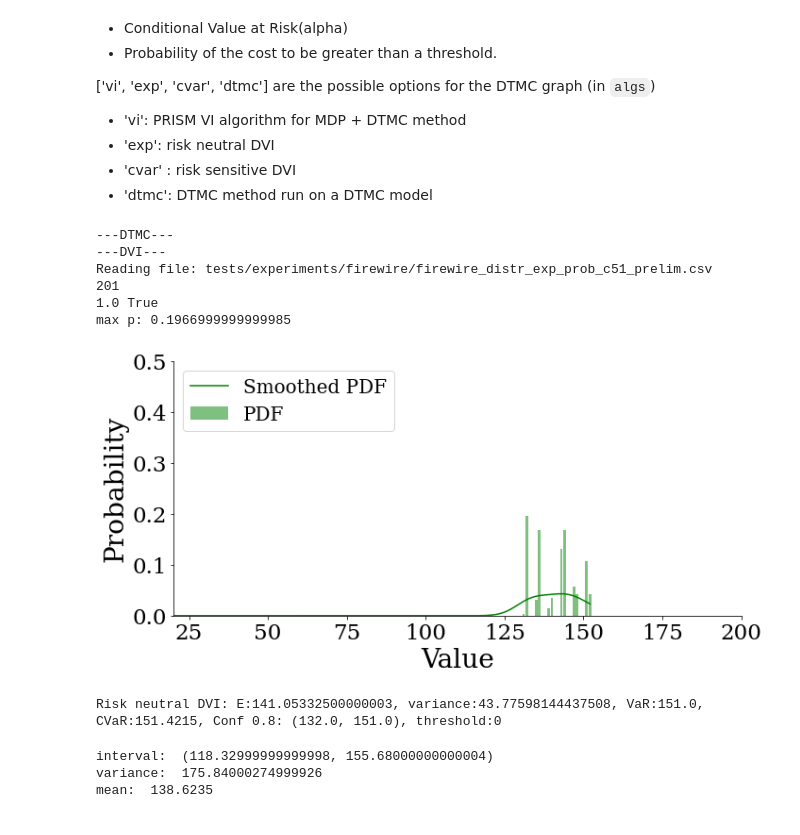
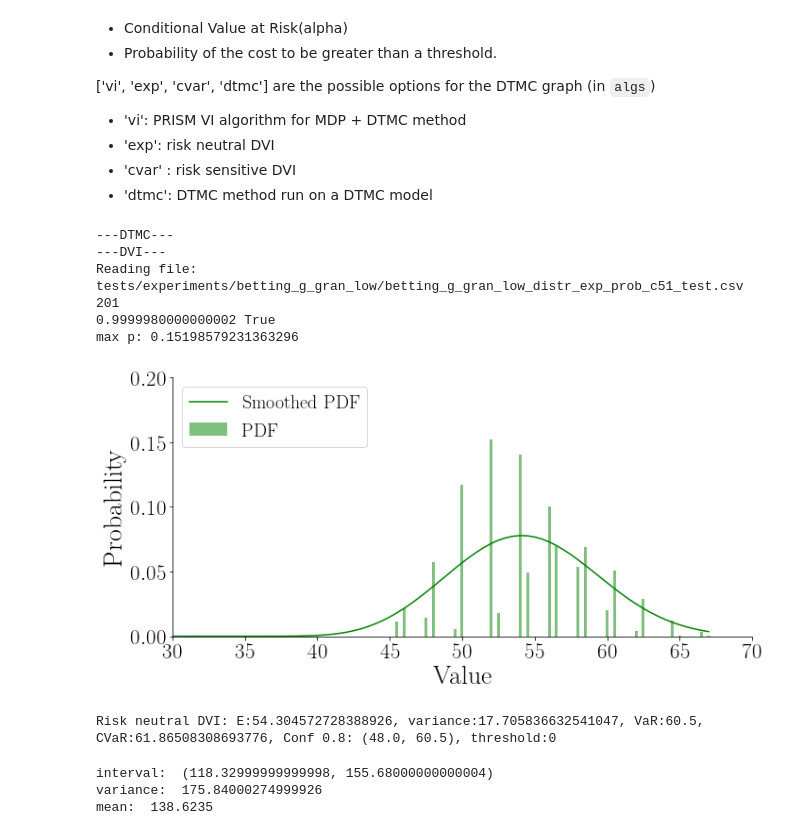
Before and after one commit to yannikschnitzer/prism, a Jupyter notebook: prism/distr.ipynb, the cells around one changed output. Drawn from its saved outputs; the diff is of its cells as text; code cells hidden in the pictures.

```diff
--- a/prism/distr.ipynb
+++ b/prism/distr.ipynb
@@ -78,15 +94,28 @@ def norm_gran_simplified(mean, variance,conf=0.9, debug=True, vmin=0, vmax=1, ym
 # %%
+# Graph Formating
+matplotlib.rcParams.update({
+    'font.family': 'serif',
+    'text.usetex': True,
+    'text.latex.preamble': r'\usepackage{amsfonts}',
+    'axes.spines.right':False,
+    'axes.spines.top': False
+})
+# font size in the graph
+graphsize = 30
+fig_size= (10,5)
 # projection code?
 # gamma_gran(a=1)
 ymax = 1
 mean = 0.6
-variance = 0.05
+variance = 0.045
 conf = 0.8
 vmin = 0.0; vmax = 1.0
-desired_atoms = 21
+desired_atoms = 11
 
 norm_gran_simplified(mean, variance, conf,
                      vmin=vmin, vmax=vmax, ymax=ymax, bins =desired_atoms,
-                     debug=False, save='tests/betting_game/param_p.csv'
+                     debug=False,
+                     save =None
+                    #  save='tests/betting_game/param_p_'+str(desired_atoms)+'.csv'
                      )
 # %% [output]
@@ -299,7 +326,7 @@ def dtmc_compute(idx, apdx, experiment_name, rep_type, conf=0.8, show_graph=True
 # %% [markdown]
 ##### Expected Value Iteration
 # %%
-def exp_compute(idx, apdx, experiment_name, rep_type, conf=0.8, show_graph=True, debug=True, print_metrics=False, elements=False, figure = None, smooth=False, alpha=0.7, prob=True):
+def exp_compute(idx, apdx, experiment_name, rep_type, conf=0.8, width=0.3, show_graph=True, debug=True, print_metrics=False, elements=False, figure = None, smooth=False, alpha=0.7, prob=True):
 
     full_file=""
     if(prob):
@@ -338,7 +365,7 @@ def exp_compute(idx, apdx, experiment_name, rep_type, conf=0.8, show_graph=True,
         fig=plt.figure(figsize=fig_size)
 
         if not elements:
-            h = plt.bar(z_e, rp_e, alpha=0.5, color='g', label='PDF')
+            h = plt.bar(z_e, rp_e, alpha=0.5, width=width, color='g', label='PDF')
         else:
             h = plt.bar(z_e, rp_e, alpha=0.8, width=0.3, color='g')
             plt.plot(z_e, rp_e, 'go')
@@ -487,8 +514,8 @@ Make sure to run the experiments using `run_experiments.py` before visualization
 # Graph Formating
 matplotlib.rcParams.update({
     'font.family': 'serif',
-    'text.usetex': False,
-    #'text.latex.preamble': r'\usepackage{amsfonts}',
+    'text.usetex': True,
+    'text.latex.preamble': r'\usepackage{amsfonts}',
     'axes.spines.right':False,
     'axes.spines.top': False
 })
@@ -497,7 +524,7 @@ graphsize = 38
 # experiments folder path, does not need changing
 file_path = 'tests/experiments/'
 # Change this to select the experiment to visualize
-experiment_name='firewire'
+experiment_name='betting_g_gran_low'
 apdx =  ['']
 alg_type = 'cvar' # Used only for the DTMC graph
 rep_type = 'c51' # 'qr' or 'c51'
@@ -525,33 +552,34 @@ This cell shows the graph for the base experiment for the selected algorithms fo
 # %%
 # Cvar alpha parameter
 # 0.7 default
 # 0.8 for ds_treasure, betting_game, grid 150
 # 0.9 for SSP comparison benchmarks and drones
 alpha=0.9
+conf=0.8
 # threshold value when computing
 # the probability of a cost higher than the set threshold
 # this parameter is to be varied based on the benchmark
 thresh=340
 algs= ['exp'] # ['vi', 'exp', 'cvar','dtmc']
 show_graph = True # show the distribution graph
-appendix  = '_prelim' # appendix if applicable, add an '_' before the appendix set with the running script
+appendix  = '_test' # appendix if applicable, add an '_' before the appendix set with the running script
 prob=True
 
 print('---DTMC---')
 # for idx, alg_type in enumerate(algs):
 #     _,_,_,_ = dtmc_compute(idx, appendix, experiment_name, rep_type, alpha=alpha, show_graph=show_graph, debug=True, print_metrics=True)
 print('---DVI---')
 if 'exp' in algs or 'dtmc' in algs:
-    _,_,_ = exp_compute(0, appendix, experiment_name, rep_type, alpha=alpha, show_graph=show_graph, debug=True, print_metrics=True, prob=prob)
+    _,_,_ = exp_compute(0, appendix, experiment_name, rep_type, width=0.2, conf=0.8, alpha=alpha, show_graph=show_graph, debug=True, print_metrics=True, prob=prob)
 if 'cvar' in algs:
     _,_,_ = cvar_compute(0, appendix, experiment_name, rep_type, alpha=alpha, show_graph=show_graph, debug=True, print_metrics=True)
 # %% [output]
 ---DTMC---
 ---DVI---
-Reading file: tests/experiments/firewire/firewire_distr_exp_prob_c51_prelim.csv
+Reading file: tests/experiments/betting_g_gran_low/betting_g_gran_low_distr_exp_prob_c51_test.csv
 201
-1.0 True
-max p: 0.1966999999999985
+0.9999980000000002 True
+max p: 0.15198579231363296
-[figure, old version]
+[figure, new version]
-Risk neutral DVI: E:141.05332500000003, variance:43.77598144437508, VaR:151.0, CVaR:151.4215, Conf 0.8: (132.0, 151.0), threshold:0
+Risk neutral DVI: E:54.304572728388926, variance:17.705836632541047, VaR:60.5, CVaR:61.86508308693776, Conf 0.8: (48.0, 60.5), threshold:0
 # %%
```
Also changed, not shown: parts of 5 cells of this notebook, 8 other files.
